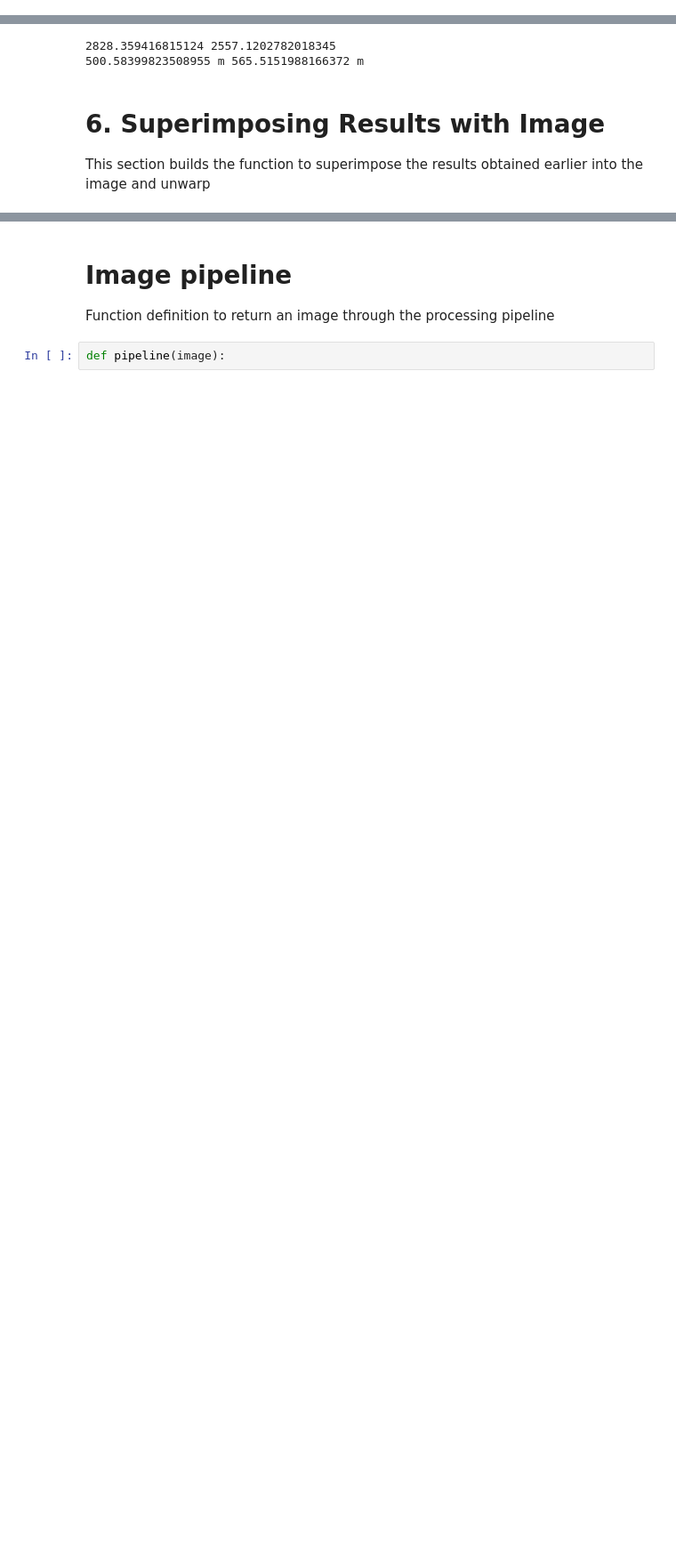
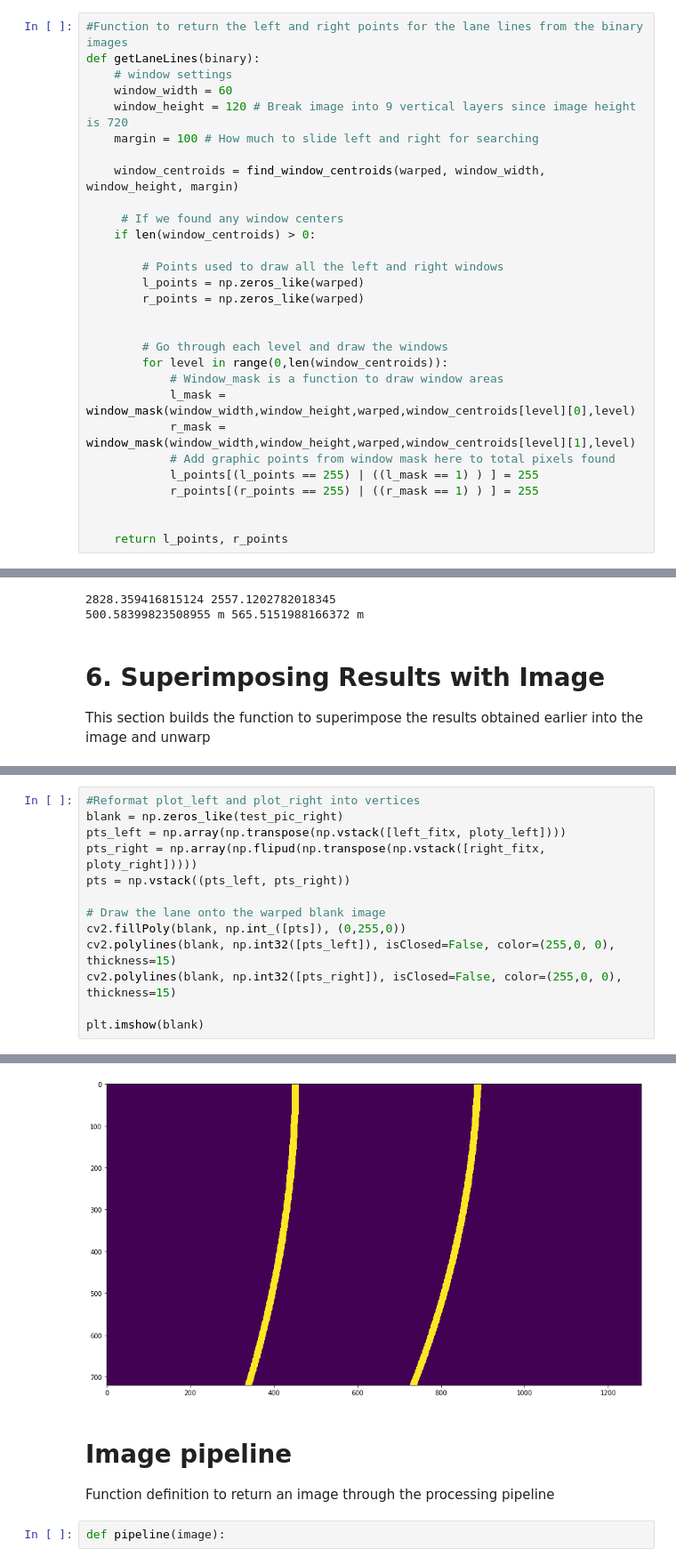
Before and after one commit to lhyleonghuiyu/CarND-Advanced-Lane-Lines, a Jupyter notebook: Project.ipynb, the cells around one changed output, grey strips where cells are left out. Shown at 89% size. Drawn from its saved outputs; the diff is of its cells as text; blank space fills up the shorter version.

```diff
--- a/Project.ipynb
+++ b/Project.ipynb
@@ -329,6 +346,35 @@ def find_window_centroids(image, window_width, window_height, margin):
 	    window_centroids.append((l_center,r_center))
 
     return window_centroids
+# %%
+#Function to return the left and right points for the lane lines from the binary images
+def getLaneLines(binary):
+    # window settings
+    window_width = 60
+    window_height = 120 # Break image into 9 vertical layers since image height is 720
+    margin = 100 # How much to slide left and right for searching
+
+    window_centroids = find_window_centroids(warped, window_width, window_height, margin)
+
+     # If we found any window centers
+    if len(window_centroids) > 0:
+
+        # Points used to draw all the left and right windows
+        l_points = np.zeros_like(warped)
+        r_points = np.zeros_like(warped)
+
+
+        # Go through each level and draw the windows
+        for level in range(0,len(window_centroids)):
+            # Window_mask is a function to draw window areas
+            l_mask = window_mask(window_width,window_height,warped,window_centroids[level][0],level)
+            r_mask = window_mask(window_width,window_height,warped,window_centroids[level][1],level)
+            # Add graphic points from window mask here to total pixels found
+            l_points[(l_points == 255) | ((l_mask == 1) ) ] = 255
+            r_points[(r_points == 255) | ((r_mask == 1) ) ] = 255
+
+
+    return l_points, r_points
 # %%
 fig = plt.figure()
 
@@ -477,0 +519,14 @@ blank = np.zeros_like(test_pic_left.shape)
+# %%
+#Reformat plot_left and plot_right into vertices
+blank = np.zeros_like(test_pic_right)
+pts_left = np.array(np.transpose(np.vstack([left_fitx, ploty_left])))
+pts_right = np.array(np.flipud(np.transpose(np.vstack([right_fitx, ploty_right]))))
+pts = np.vstack((pts_left, pts_right))
+
+# Draw the lane onto the warped blank image
+cv2.fillPoly(blank, np.int_([pts]), (0,255,0))
+cv2.polylines(blank, np.int32([pts_left]), isClosed=False, color=(255,0, 0), thickness=15)
+cv2.polylines(blank, np.int32([pts_right]), isClosed=False, color=(255,0, 0), thickness=15)
+
+plt.imshow(blank)
+# %% [output]
@@ -478,3 +534,4 @@ blank = np.zeros_like(test_pic_left.shape)
+[figure, added]
 # %% [markdown]
 # Image pipeline
 Function definition to return an image through the processing pipeline
```
Also changed, not shown: parts of 6 cells of this notebook.
